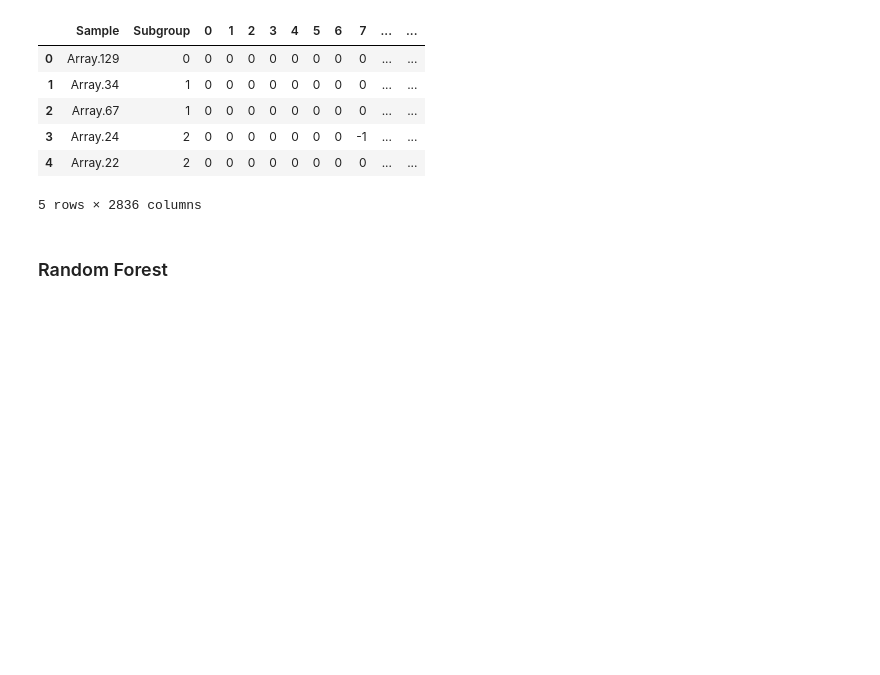
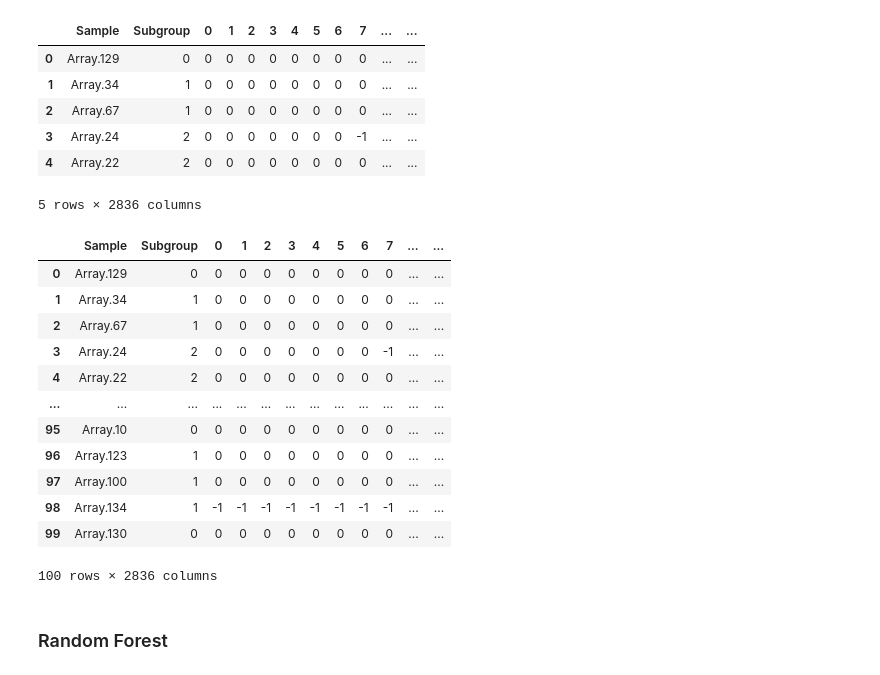
Before and after one commit to aaronyhsl/B4TM2022, a Jupyter notebook: src/susy.ipynb, the cells around one changed output. Saved outputs shown, nothing was run; the diff lists cells and outputs as text; code cells hidden in the pictures; blank space fills up the shorter version.

```diff
--- a/src/susy.ipynb
+++ b/src/susy.ipynb
@@ -81,6 +81,22 @@ combined.head()
 | 3 | Array.24 | 2 | 0 | 0 | 0 | 0 | 0 | 0 | 0 | -1 | ... | ... |
 | 4 | Array.22 | 2 | 0 | 0 | 0 | 0 | 0 | 0 | 0 | 0 | ... | ... |
 5 rows × 2836 columns
+# %%
+combined
+# %% [output]
+|  | Sample | Subgroup | 0 | 1 | 2 | 3 | 4 | 5 | 6 | 7 | ... | ... |
+| 0 | Array.129 | 0 | 0 | 0 | 0 | 0 | 0 | 0 | 0 | 0 | ... | ... |
+| 1 | Array.34 | 1 | 0 | 0 | 0 | 0 | 0 | 0 | 0 | 0 | ... | ... |
+| 2 | Array.67 | 1 | 0 | 0 | 0 | 0 | 0 | 0 | 0 | 0 | ... | ... |
+| 3 | Array.24 | 2 | 0 | 0 | 0 | 0 | 0 | 0 | 0 | -1 | ... | ... |
+| 4 | Array.22 | 2 | 0 | 0 | 0 | 0 | 0 | 0 | 0 | 0 | ... | ... |
+| ... | ... | ... | ... | ... | ... | ... | ... | ... | ... | ... | ... | ... |
+| 95 | Array.10 | 0 | 0 | 0 | 0 | 0 | 0 | 0 | 0 | 0 | ... | ... |
+| 96 | Array.123 | 1 | 0 | 0 | 0 | 0 | 0 | 0 | 0 | 0 | ... | ... |
+| 97 | Array.100 | 1 | 0 | 0 | 0 | 0 | 0 | 0 | 0 | 0 | ... | ... |
+| 98 | Array.134 | 1 | -1 | -1 | -1 | -1 | -1 | -1 | -1 | -1 | ... | ... |
+| 99 | Array.130 | 0 | 0 | 0 | 0 | 0 | 0 | 0 | 0 | 0 | ... | ... |
+100 rows × 2836 columns
 # %% [markdown]
 ### Random Forest
 # %%
```
Also changed, not shown: parts of 5 cells of this notebook, 1 other file.
